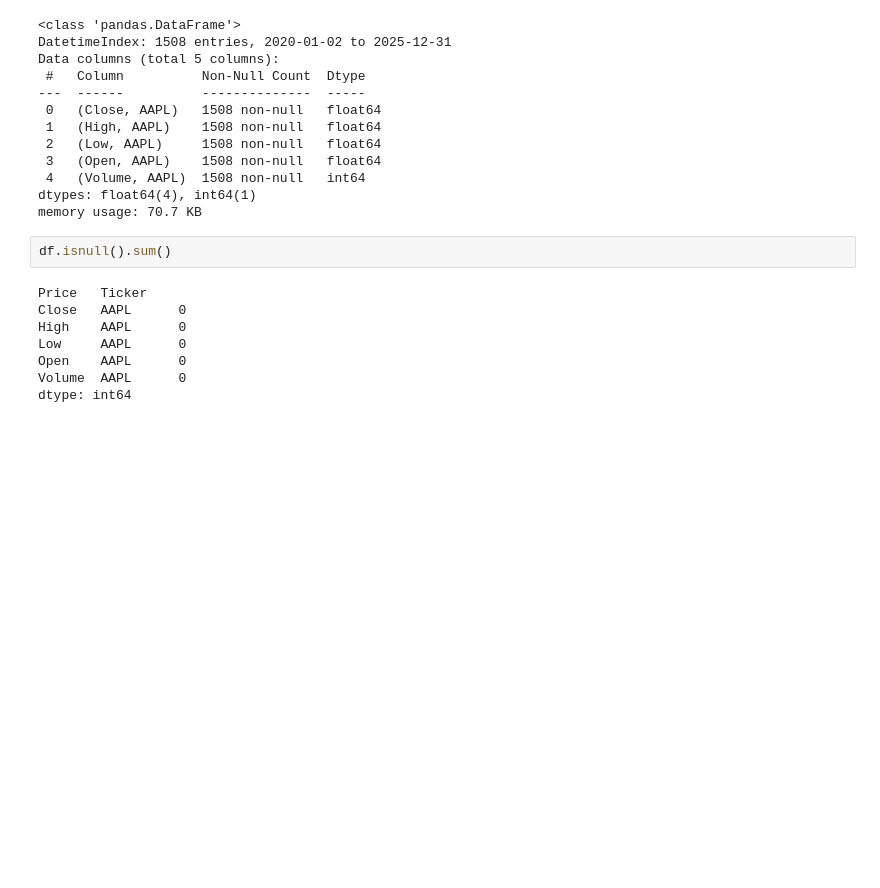
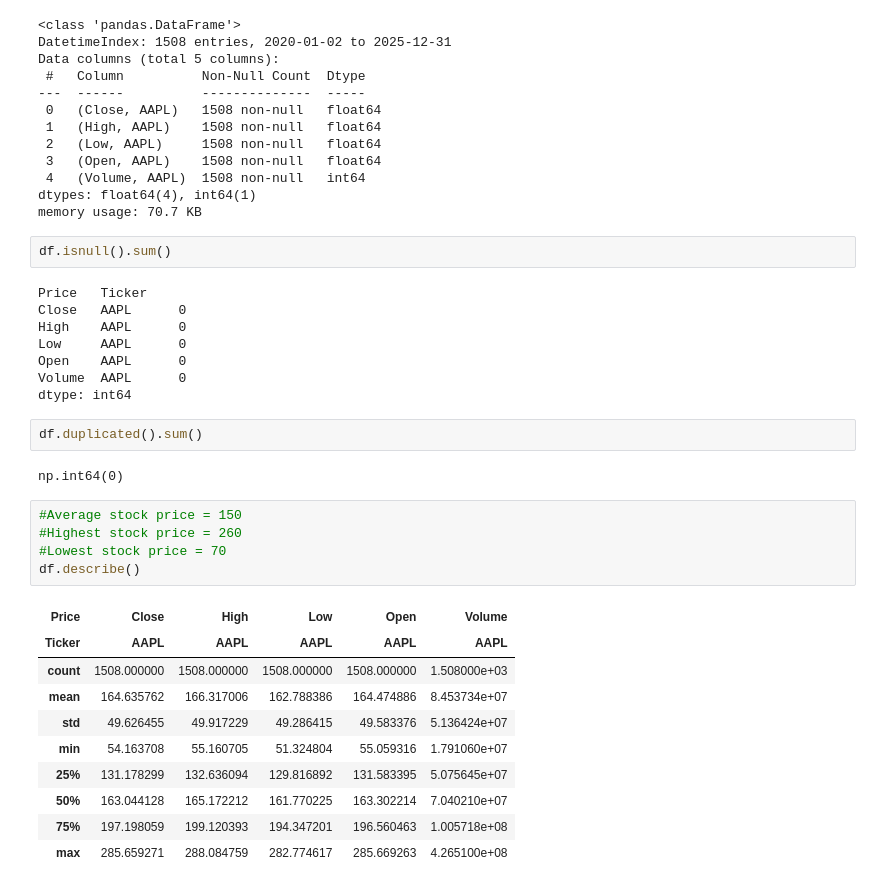
Before and after one commit to Its-Charlie/AlphaTrade, a Jupyter notebook: notebooks/stock_analysis.ipynb, the cells around one changed output. Cells and saved outputs as stored; diff of their text form; blank space fills up the shorter version.

```diff
--- a/notebooks/stock_analysis.ipynb
+++ b/notebooks/stock_analysis.ipynb
@@ -49,3 +51,23 @@ Low     AAPL      0
 Open    AAPL      0
 Volume  AAPL      0
 dtype: int64
+# %%
+df.duplicated().sum()
+# %% [output]
+np.int64(0)
+# %%
+#Average stock price = 150
+#Highest stock price = 260
+#Lowest stock price = 70
+df.describe()
+# %% [output]
+| Price | Close | High | Low | Open | Volume |
+| Ticker | AAPL | AAPL | AAPL | AAPL | AAPL |
+| count | 1508.000000 | 1508.000000 | 1508.000000 | 1508.000000 | 1.508000e+03 |
+| mean | 164.635762 | 166.317006 | 162.788386 | 164.474886 | 8.453734e+07 |
+| std | 49.626455 | 49.917229 | 49.286415 | 49.583376 | 5.136424e+07 |
+| min | 54.163708 | 55.160705 | 51.324804 | 55.059316 | 1.791060e+07 |
+| 25% | 131.178299 | 132.636094 | 129.816892 | 131.583395 | 5.075645e+07 |
+| 50% | 163.044128 | 165.172212 | 161.770225 | 163.302214 | 7.040210e+07 |
+| 75% | 197.198059 | 199.120393 | 194.347201 | 196.560463 | 1.005718e+08 |
+| max | 285.659271 | 288.084759 | 282.774617 | 285.669263 | 4.265100e+08 |
```
Also changed, not shown: parts of 3 cells of this notebook.
